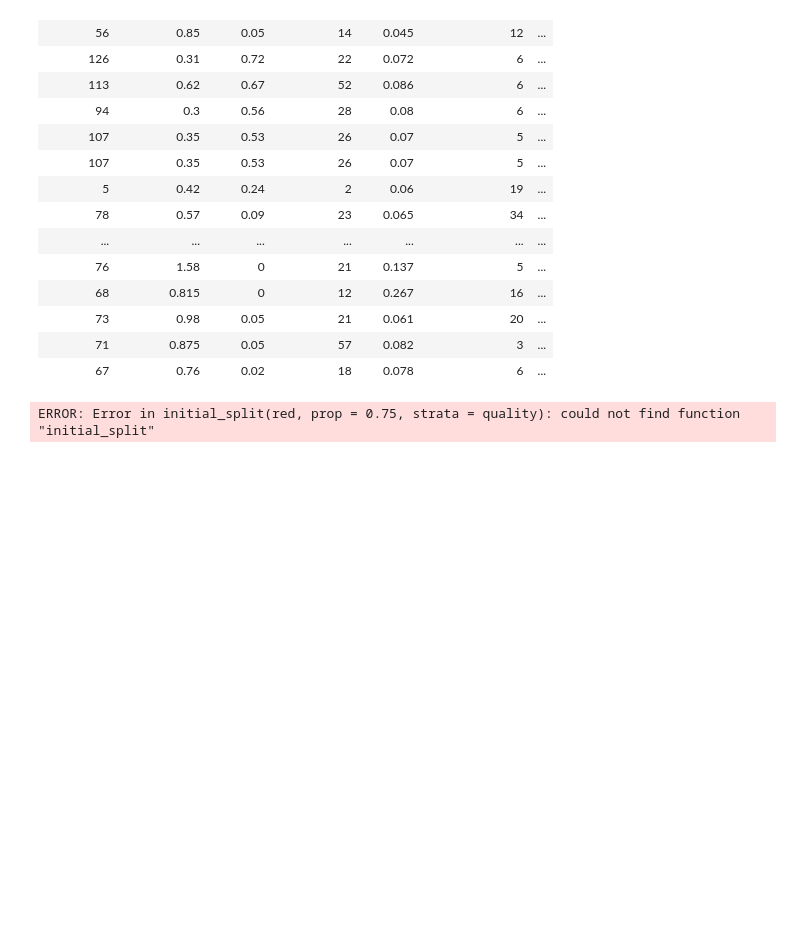
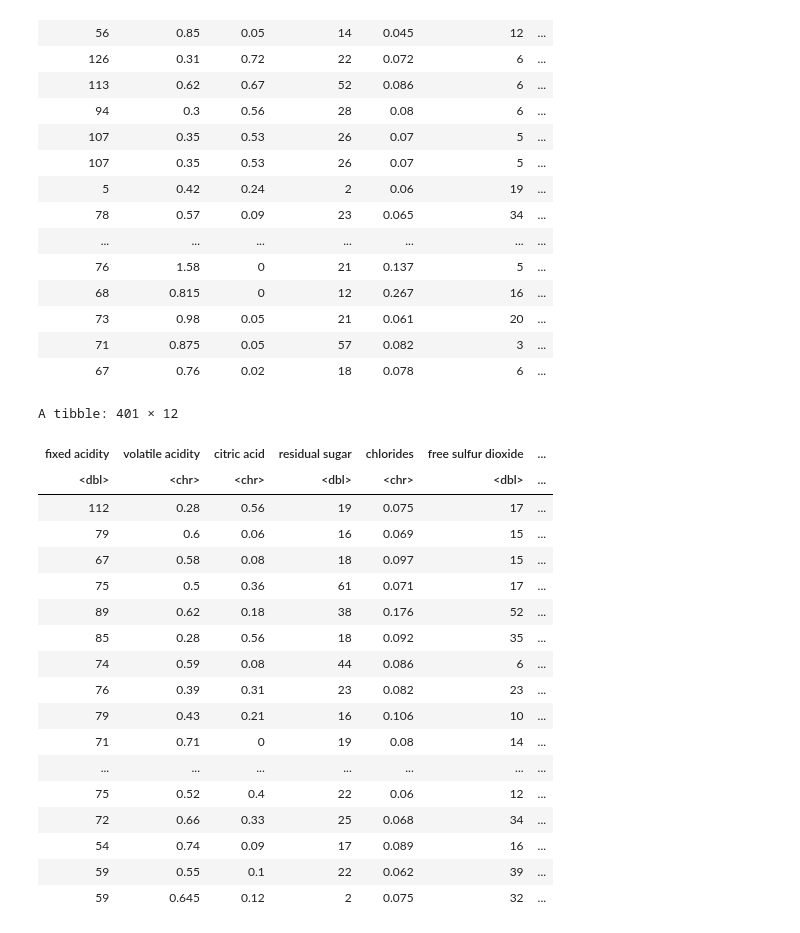
Before and after one commit to trushaan/f1_project_dsci100_163, a Jupyter notebook: proposal.ipynb, the cells around one changed output. Cells and saved outputs as stored; diff of their text form; code cells hidden in the pictures; blank space fills up the shorter version.

```diff
--- a/proposal.ipynb
+++ b/proposal.ipynb
@@ -59,6 +60,25 @@ A spec_tbl_df: 1599 × 12
 # %%
 red_split<-initial_split(red, prop=0.75, strata=quality)
 red_train<-training(red_split)
 red_test<-testing(red_split)
+red_test
 # %% [output]
-ERROR: Error in initial_split(red, prop = 0.75, strata = quality): could not find function "initial_split"
+A tibble: 401 × 12
+| fixed acidity | volatile acidity | citric acid | residual sugar | chlorides | free sulfur dioxide | ... |
+| <dbl> | <chr> | <chr> | <dbl> | <chr> | <dbl> | ... |
+| 112 | 0.28 | 0.56 | 19 | 0.075 | 17 | ... |
+| 79 | 0.6 | 0.06 | 16 | 0.069 | 15 | ... |
+| 67 | 0.58 | 0.08 | 18 | 0.097 | 15 | ... |
+| 75 | 0.5 | 0.36 | 61 | 0.071 | 17 | ... |
+| 89 | 0.62 | 0.18 | 38 | 0.176 | 52 | ... |
+| 85 | 0.28 | 0.56 | 18 | 0.092 | 35 | ... |
+| 74 | 0.59 | 0.08 | 44 | 0.086 | 6 | ... |
+| 76 | 0.39 | 0.31 | 23 | 0.082 | 23 | ... |
+| 79 | 0.43 | 0.21 | 16 | 0.106 | 10 | ... |
+| 71 | 0.71 | 0 | 19 | 0.08 | 14 | ... |
+| ... | ... | ... | ... | ... | ... | ... |
+| 75 | 0.52 | 0.4 | 22 | 0.06 | 12 | ... |
+| 72 | 0.66 | 0.33 | 25 | 0.068 | 34 | ... |
+| 54 | 0.74 | 0.09 | 17 | 0.089 | 16 | ... |
+| 59 | 0.55 | 0.1 | 22 | 0.062 | 39 | ... |
+| 59 | 0.645 | 0.12 | 2 | 0.075 | 32 | ... |
```
Also changed, not shown: parts of 2 cells of this notebook.
